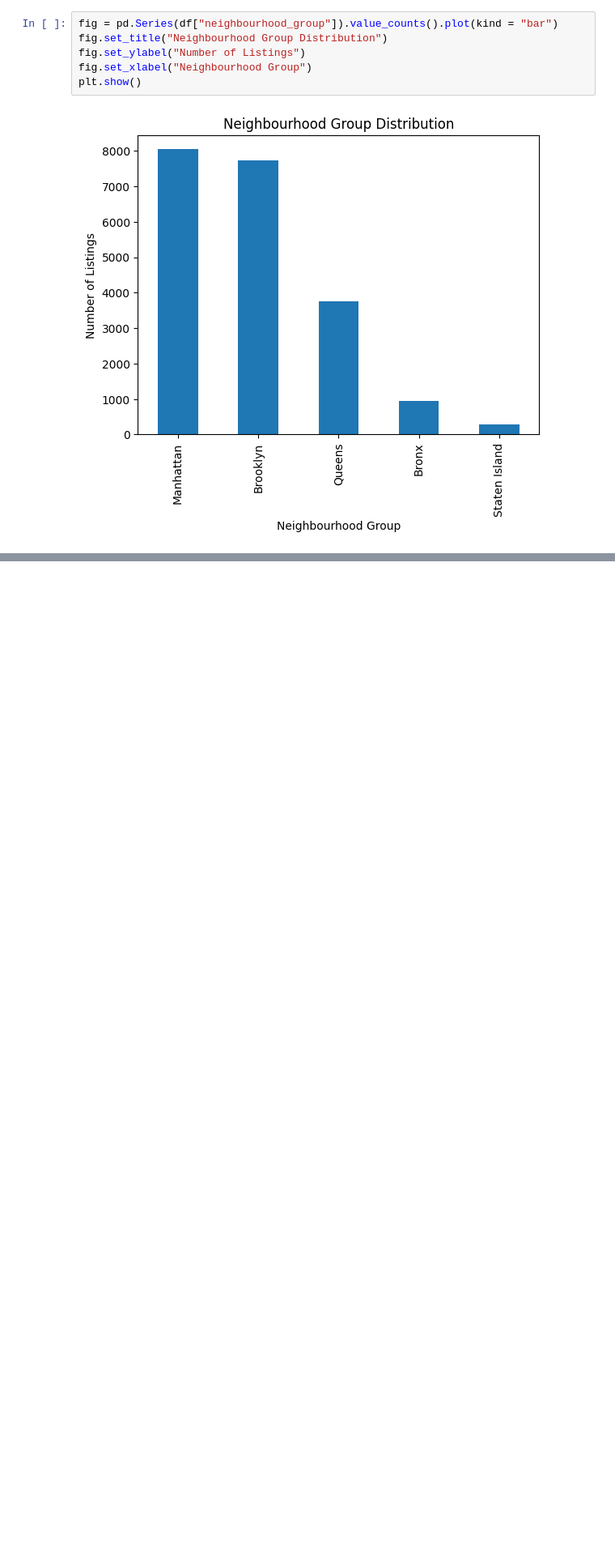
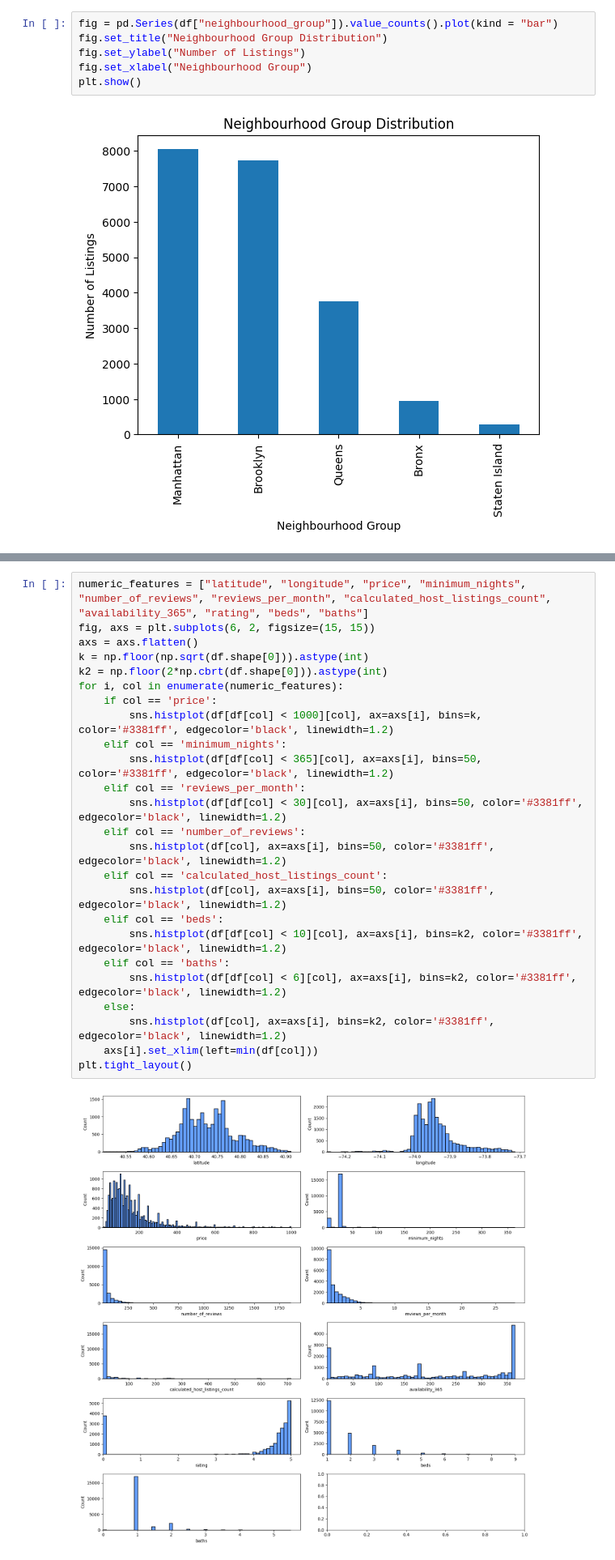
Before and after one commit to Pacholki/ML-2projekcik, a Jupyter notebook: EDA.ipynb, the cells around one changed output, grey strips where cells are left out. Shown at 81% size. Drawn from its saved outputs; the diff is of its cells as text; blank space fills up the shorter version.

```diff
--- a/EDA.ipynb
+++ b/EDA.ipynb
@@ -92,0 +104,27 @@ plt.tight_layout()
+# %%
+numeric_features = ["latitude", "longitude", "price", "minimum_nights", "number_of_reviews", "reviews_per_month", "calculated_host_listings_count", "availability_365", "rating", "beds", "baths"]
+fig, axs = plt.subplots(6, 2, figsize=(15, 15))
+axs = axs.flatten()
+k = np.floor(np.sqrt(df.shape[0])).astype(int)
+k2 = np.floor(2*np.cbrt(df.shape[0])).astype(int)
+for i, col in enumerate(numeric_features):
+    if col == 'price':
+        sns.histplot(df[df[col] < 1000][col], ax=axs[i], bins=k, color='#3381ff', edgecolor='black', linewidth=1.2)
+    elif col == 'minimum_nights':
+        sns.histplot(df[df[col] < 365][col], ax=axs[i], bins=50, color='#3381ff', edgecolor='black', linewidth=1.2)
+    elif col == 'reviews_per_month':
+        sns.histplot(df[df[col] < 30][col], ax=axs[i], bins=50, color='#3381ff', edgecolor='black', linewidth=1.2)
+    elif col == 'number_of_reviews':
+        sns.histplot(df[col], ax=axs[i], bins=50, color='#3381ff', edgecolor='black', linewidth=1.2)
+    elif col == 'calculated_host_listings_count':
+        sns.histplot(df[col], ax=axs[i], bins=50, color='#3381ff', edgecolor='black', linewidth=1.2)
+    elif col == 'beds':
+        sns.histplot(df[df[col] < 10][col], ax=axs[i], bins=k2, color='#3381ff', edgecolor='black', linewidth=1.2)
+    elif col == 'baths':
+        sns.histplot(df[df[col] < 6][col], ax=axs[i], bins=k2, color='#3381ff', edgecolor='black', linewidth=1.2)
+    else:
+        sns.histplot(df[col], ax=axs[i], bins=k2, color='#3381ff', edgecolor='black', linewidth=1.2)
+    axs[i].set_xlim(left=min(df[col]))
+plt.tight_layout()
+# %% [output]
+[figure, added]
```
Also changed, not shown: parts of 14 cells of this notebook.
